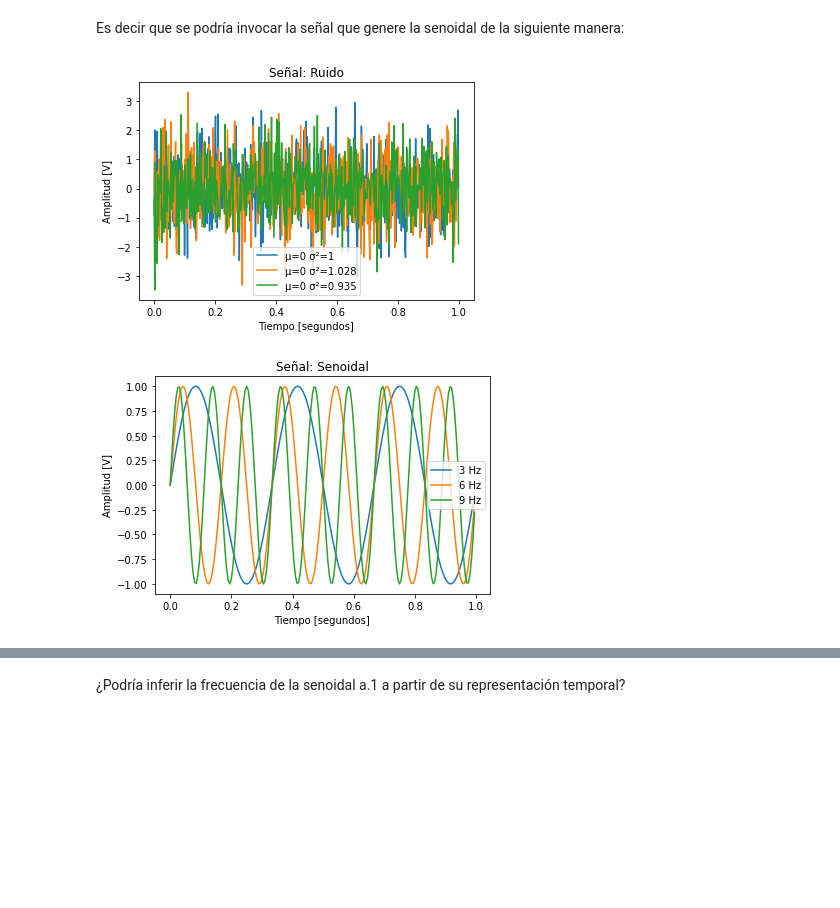
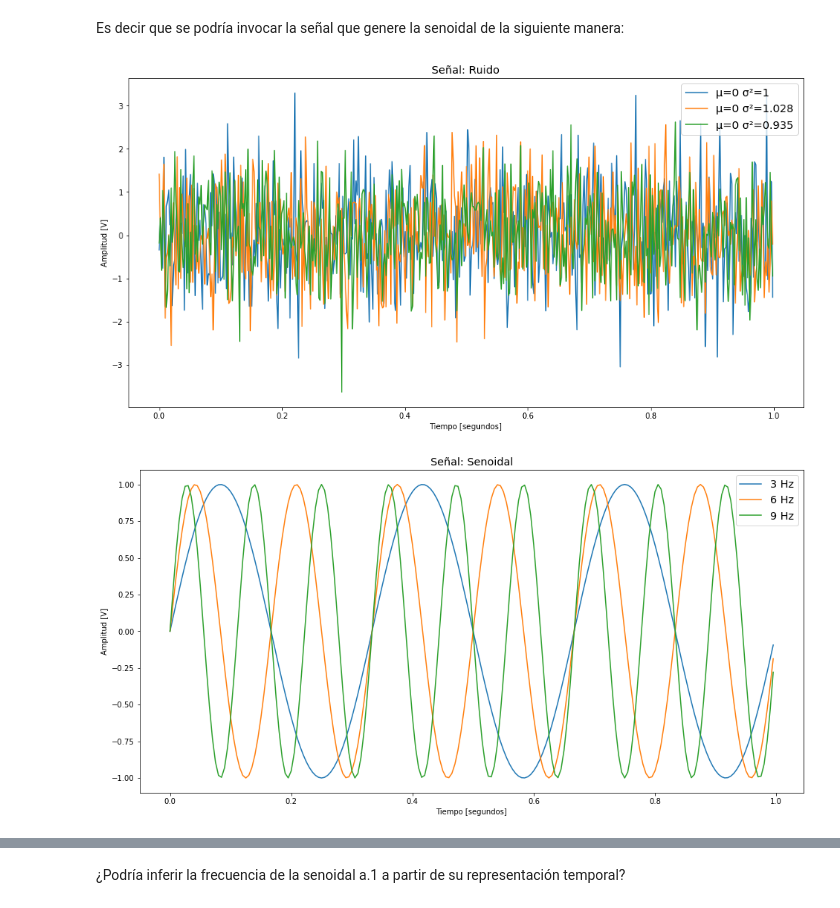
Before and after one commit to fcatuogno/PDS_TPs, a Jupyter notebook: TP1 - Muestreo de señales - Forurier.ipynb, the cells around one changed output, grey strips where cells are left out. Cells and saved outputs as stored; diff of their text form; code cells hidden in the pictures; blank space fills up the shorter version.

```diff
--- a/TP1 - Muestreo de señales - Forurier.ipynb
+++ b/TP1 - Muestreo de señales - Forurier.ipynb
@@ -39,6 +39,10 @@ Es decir que se podría invocar la señal que genere la senoidal de la siguiente
 import numpy as np
 import matplotlib as mpl
 import matplotlib.pyplot as plt
+
+
+#Config Tamaño de Plots
+plt.rcParams['figure.figsize'] = [16, 8]
 
 #def generador_senoidal (fs, f0, N, a0=1, p0=0):
 """
@@ -115,39 +119,39 @@ ruido3 = GaussNoise(N,0,0.935)
 
 tt = np.arange(0,1,1/N)
 
 N = 200
 
 tiempo, seno = mi_funcion_sen( A, Offset, 3, PHI, N, Fs)
 tiempo, seno2 = mi_funcion_sen( A, Offset, 6, PHI, N, Fs)
 tiempo, seno3 = mi_funcion_sen( A, Offset, 9, PHI, N, Fs)
 
 #Generacion de gráficas
 #Ruido
 fig, ax = plt.subplots()  # Create a figure containing a single axes.
 ax.plot(tt,ruido, label='μ=0 σ²=1')   # Plot some data on the axes.
 ax.plot(tt,ruido2, label='μ=0 σ²=1.028')  # Plot some data on the axes.
 ax.plot(tt,ruido3, label='μ=0 σ²=0.935')  # Plot some data on the axes.
 
 ax.set_xlabel('Tiempo [segundos]')           # and here?
 ax.set_ylabel('Amplitud [V]')          # and here?
-ax.set_title('Señal: Ruido')   # and here?
-ax.legend()  # Add a legend.
+ax.set_title('Señal: Ruido', fontsize='x-large')   # and here?
+ax.legend(loc='upper right', fontsize='x-large')  # Add a legend.
 
 
 #Senos
 fig2, ax2 = plt.subplots()  # Create a figure containing a single axes.
 ax2.plot(tiempo,seno, label='3 Hz')   # Plot some data on the axes.
 ax2.plot(tiempo,seno2, label='6 Hz')  # Plot some data on the axes.
 ax2.plot(tiempo,seno3, label='9 Hz')  # Plot some data on the axes.
 
 ax2.set_xlabel('Tiempo [segundos]')           # and here?
 ax2.set_ylabel('Amplitud [V]')          # and here?
-ax2.set_title('Señal: Senoidal')   # and here?
-ax2.legend()  # Add a legend.
+ax2.set_title('Señal: Senoidal', fontsize='x-large')   # and here?
+ax2.legend(loc='upper right', fontsize='x-large')  # Add a legend.
 plt.show()
 # %% [output]
-[figure, old version]
+[figure, new version]
-[figure, old version]
+[figure, new version]
 # %% [markdown]
 a) Genere las gráficas asociadas a las siguientes señales de ejemplo para corroborar el correcto funcionamiento de las funciones. Para la presentación de las mismas, tome como referencia la presentación de la siguiente señal respecto a:
 
```
Also changed, not shown: parts of 27 cells of this notebook.
